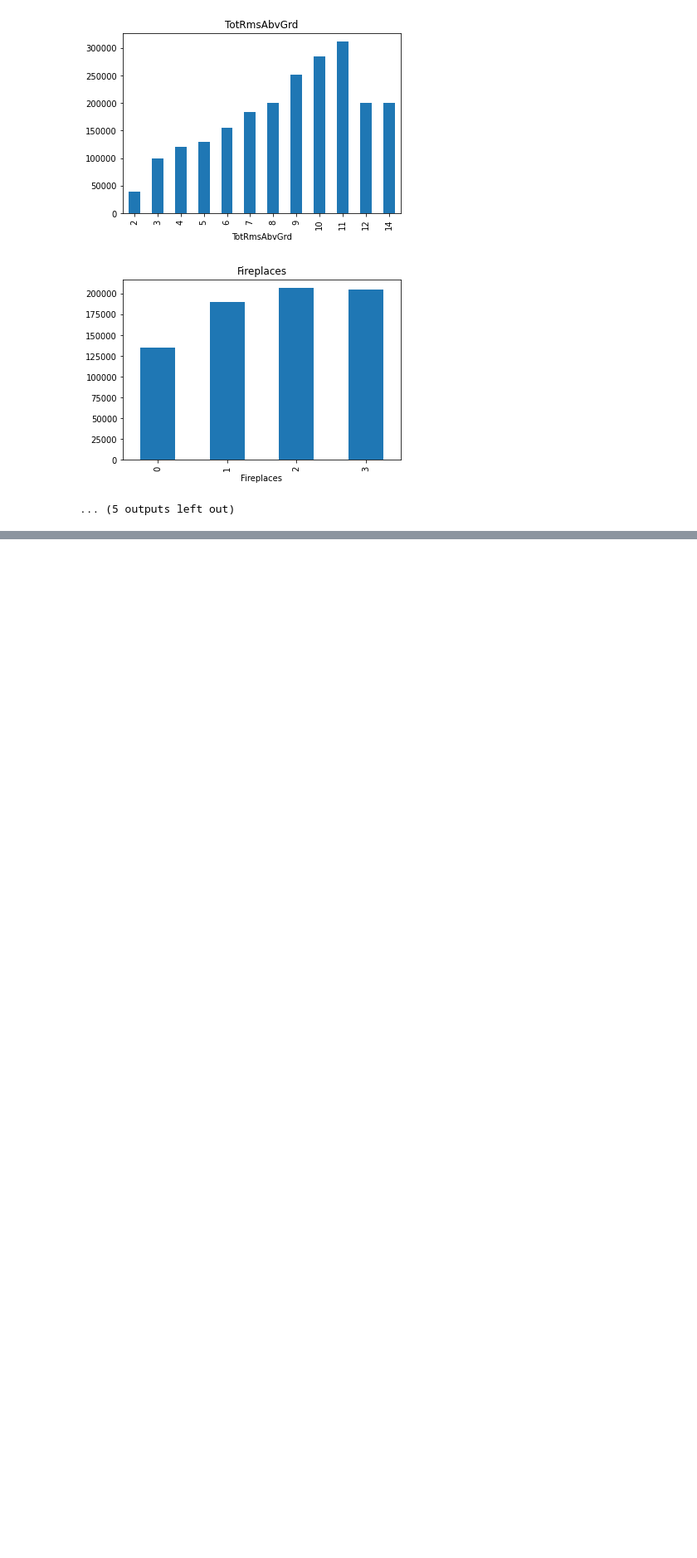
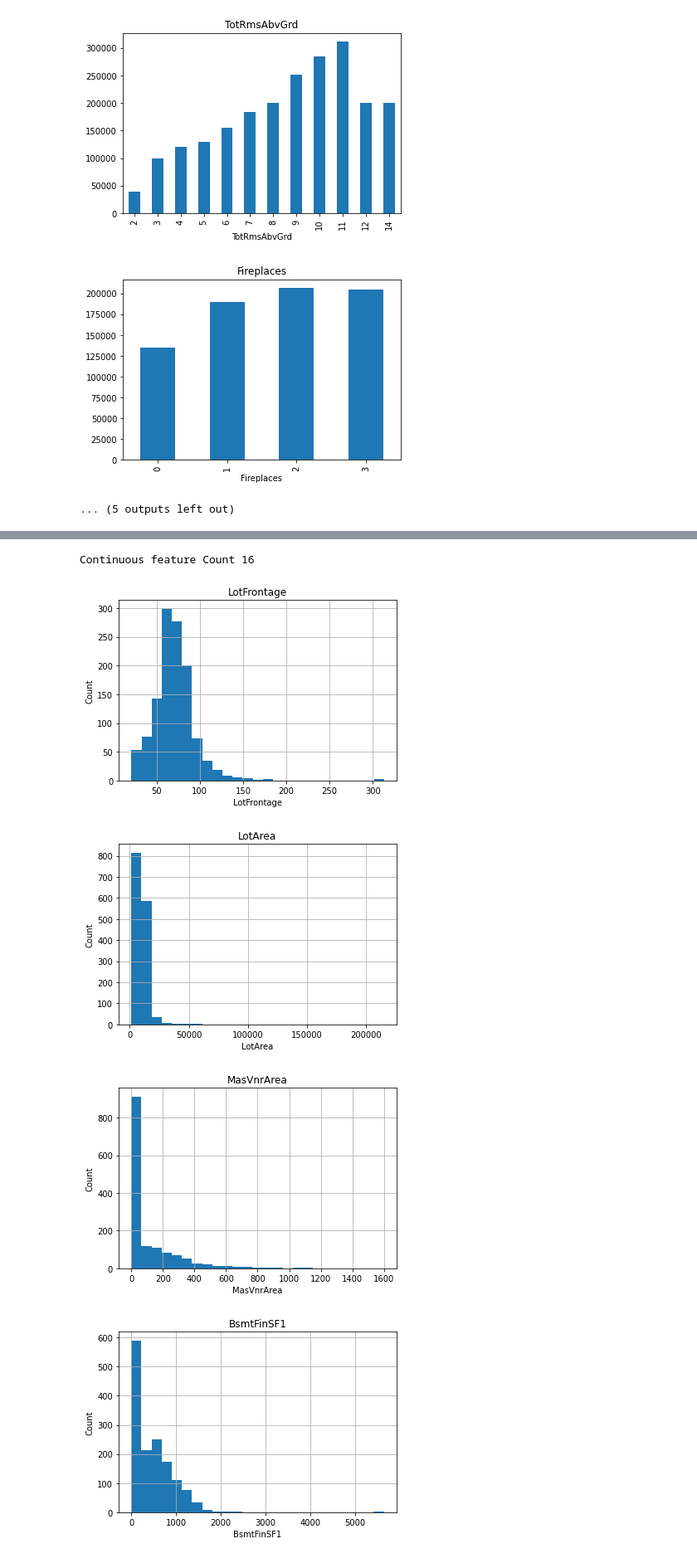
Before and after one commit to venkat2ram/AI_Playground, a Jupyter notebook: House_Price_Prediction_Kaggle.ipynb, the cells around one changed output, grey strips where cells are left out. Shown at 83% size. Drawn from its saved outputs; the diff is of its cells as text; code cells hidden in the pictures; blank space fills up the shorter version.

```diff
--- a/House_Price_Prediction_Kaggle.ipynb
+++ b/House_Price_Prediction_Kaggle.ipynb
@@ -204,0 +207,20 @@ for feature in features_descrete:
+# %%
+continuous_feature=[feature for feature in features_with_Numeric if feature not in features_descrete+features_with_Yr+['Id']]
+print("Continuous feature Count {}".format(len(continuous_feature)))
+# %% [output]
+Continuous feature Count 16
+# %%
+## Lets analyse the continuous values by creating histograms to understand the distribution
+
+for feature in continuous_feature:
+    data=dataset.copy()
+    data[feature].hist(bins=25)
+    plt.xlabel(feature)
+    plt.ylabel("Count")
+    plt.title(feature)
+    plt.show()
+# %% [output]
+[figure, added]
+[figure, added]
+[figure, added]
+[figure, added]
```
Also changed, not shown: parts of 2 cells of this notebook.
